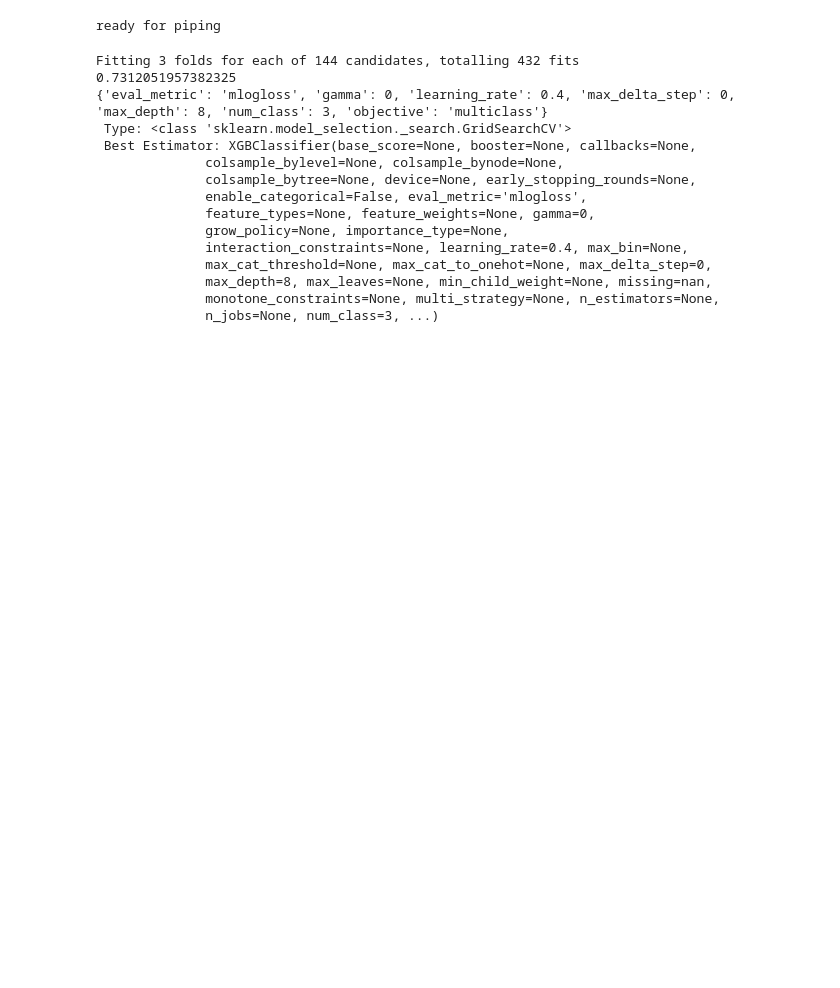
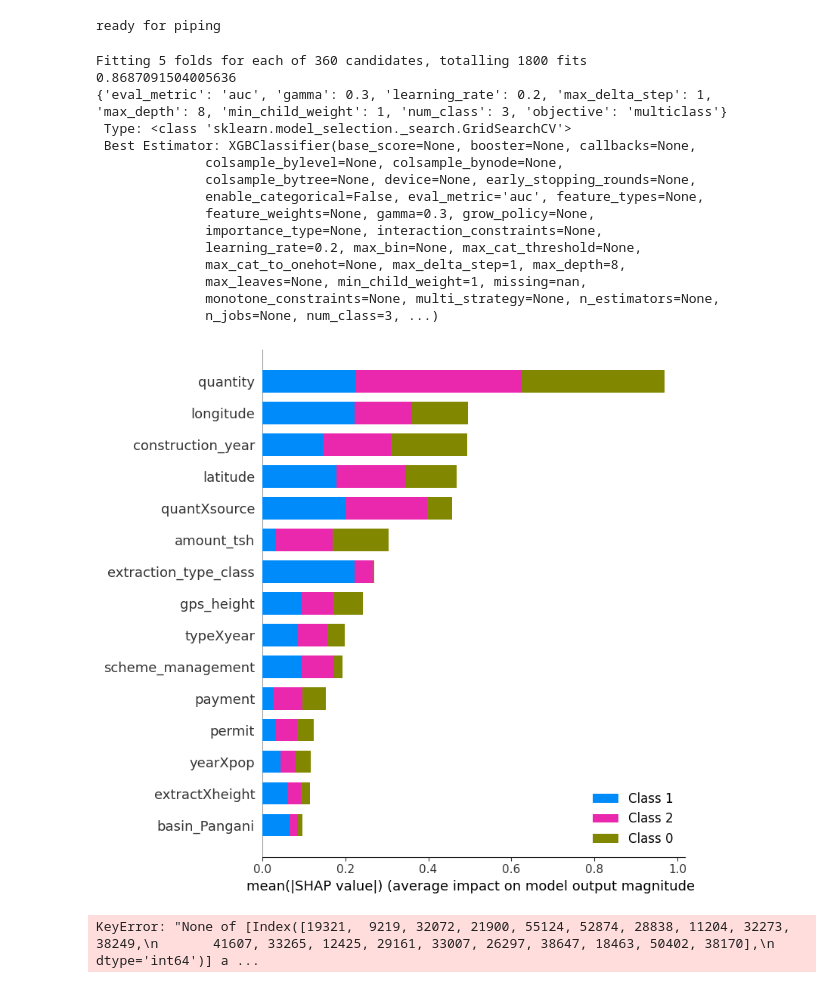
Before and after one commit to jimbodonahue/water_pumps, a Jupyter notebook: notebooks/sprint3_pipeline_experiment.ipynb, the cells around one changed output. Saved outputs shown, nothing was run; the diff lists cells and outputs as text; code cells hidden in the pictures; blank space fills up the shorter version.

```diff
--- a/notebooks/sprint3_pipeline_experiment.ipynb
+++ b/notebooks/sprint3_pipeline_experiment.ipynb
@@ -159,31 +153,29 @@ X_train, X_test, y_train, y_test = train_test_split(
 # the big show - I'd like to play more with parameters, but I think we're out of time
 
 from xgboost import XGBClassifier
-# Scaling late
-scaler = StandardScaler()
-xgboost = XGBClassifier(objective='multi:softprob', eval_metric='f1_weighted', num_class=3)
 
 
+xgboost = XGBClassifier(objective='multi:softprob', num_class=3)
 
-my_transformer = FunctionTransformer(clean_func)
 
 clf = GridSearchCV(
     xgboost,
     {'objective': ['multiclass'],
-    'eval_metric': ['mlogloss', 'auc'],
+    'eval_metric': ['auc'],
     'num_class': [3],
-    'gamma': [0, 0.2, 0.5, 2], # gamma
-    'max_delta_step': [0, 0.2, 1],
-    'learning_rate': [0.3, 0.4, 0.5], # eta
-    'max_depth': [7,  8],
+    'gamma': [0.3, 0.5, 1, 2], # gamma
+    'max_delta_step': [1, 2, 4],
+    'learning_rate': [0.1, 0.15, 0.2, 0.25, 0.3], # eta
+    'max_depth': [6, 8],
+    'min_child_weight': [1, 3, 5]
 #    'n_estimators': [100, 200],
 #    'subsample': [0.8, 1.0],
 #    'colsample_bytree': [0.8, 1.0]
     },
     verbose=1,
-    n_jobs=1,
-    cv=3,
-    scoring='f1_weighted',
+    n_jobs=-1,
+    cv=5,
+    scoring='roc_auc_ovr_weighted',
 )
 
 # Grid search
@@ -201,18 +193,18 @@ best_model = clf.best_estimator_
 print(" Type:", type(clf))
 print(" Best Estimator:", clf.best_estimator_)
 # %% [output]
-Fitting 3 folds for each of 144 candidates, totalling 432 fits
-0.7312051957382325
-{'eval_metric': 'mlogloss', 'gamma': 0, 'learning_rate': 0.4, 'max_delta_step': 0, 'max_depth': 8, 'num_class': 3, 'objective': 'multiclass'}
+Fitting 5 folds for each of 360 candidates, totalling 1800 fits
+0.8687091504005636
+{'eval_metric': 'auc', 'gamma': 0.3, 'learning_rate': 0.2, 'max_delta_step': 1, 'max_depth': 8, 'min_child_weight': 1, 'num_class': 3, 'objective': 'multiclass'}
  Type: <class 'sklearn.model_selection._search.GridSearchCV'>
  Best Estimator: XGBClassifier(base_score=None, booster=None, callbacks=None,
               colsample_bylevel=None, colsample_bynode=None,
               colsample_bytree=None, device=None, early_stopping_rounds=None,
-              enable_categorical=False, eval_metric='mlogloss',
-              feature_types=None, feature_weights=None, gamma=0,
-              grow_policy=None, importance_type=None,
-              interaction_constraints=None, learning_rate=0.4, max_bin=None,
-              max_cat_threshold=None, max_cat_to_onehot=None, max_delta_step=0,
-              max_depth=8, max_leaves=None, min_child_weight=None, missing=nan,
+              enable_categorical=False, eval_metric='auc', feature_types=None,
+              feature_weights=None, gamma=0.3, grow_policy=None,
+              importance_type=None, interaction_constraints=None,
+              learning_rate=0.2, max_bin=None, max_cat_threshold=None,
+              max_cat_to_onehot=None, max_delta_step=1, max_depth=8,
+              max_leaves=None, min_child_weight=1, missing=nan,
               monotone_constraints=None, multi_strategy=None, n_estimators=None,
               n_jobs=None, num_class=3, ...)
@@ -219 +223,26 @@ Fitting 3 folds for each of 144 candidates, totalling 432 fits
+# %%
+import shap
+
+# Calculate SHAP values
+explainer = shap.TreeExplainer(clf.best_estimator_)
+shap_values = explainer.shap_values(X_train)
+
+shap_values = explainer(X_train)
+
+# Visualize SHAP values
+shap.summary_plot(shap_values, X_train, plot_type='bar', max_display=15)
+# %% [output]
+[figure, added]
+# %%
+# explainer = shap.TreeExplainer(model)
+
+expected_value = explainer.expected_value
+
+select = range(20)
+features = X_test.iloc[select]
+features_display = X_train.loc[features.index]
+
+shap.decision_plot(expected_value, shap_values, features_display)
+# %% [output]
+KeyError: "None of [Index([19321,  9219, 32072, 21900, 55124, 52874, 28838, 11204, 32273, 38249,\n       41607, 33265, 12425, 29161, 33007, 26297, 38647, 18463, 50402, 38170],\n      dtype='int64')] a ...
 # %%
```
Also changed, not shown: parts of 10 cells of this notebook, 2 other files.
